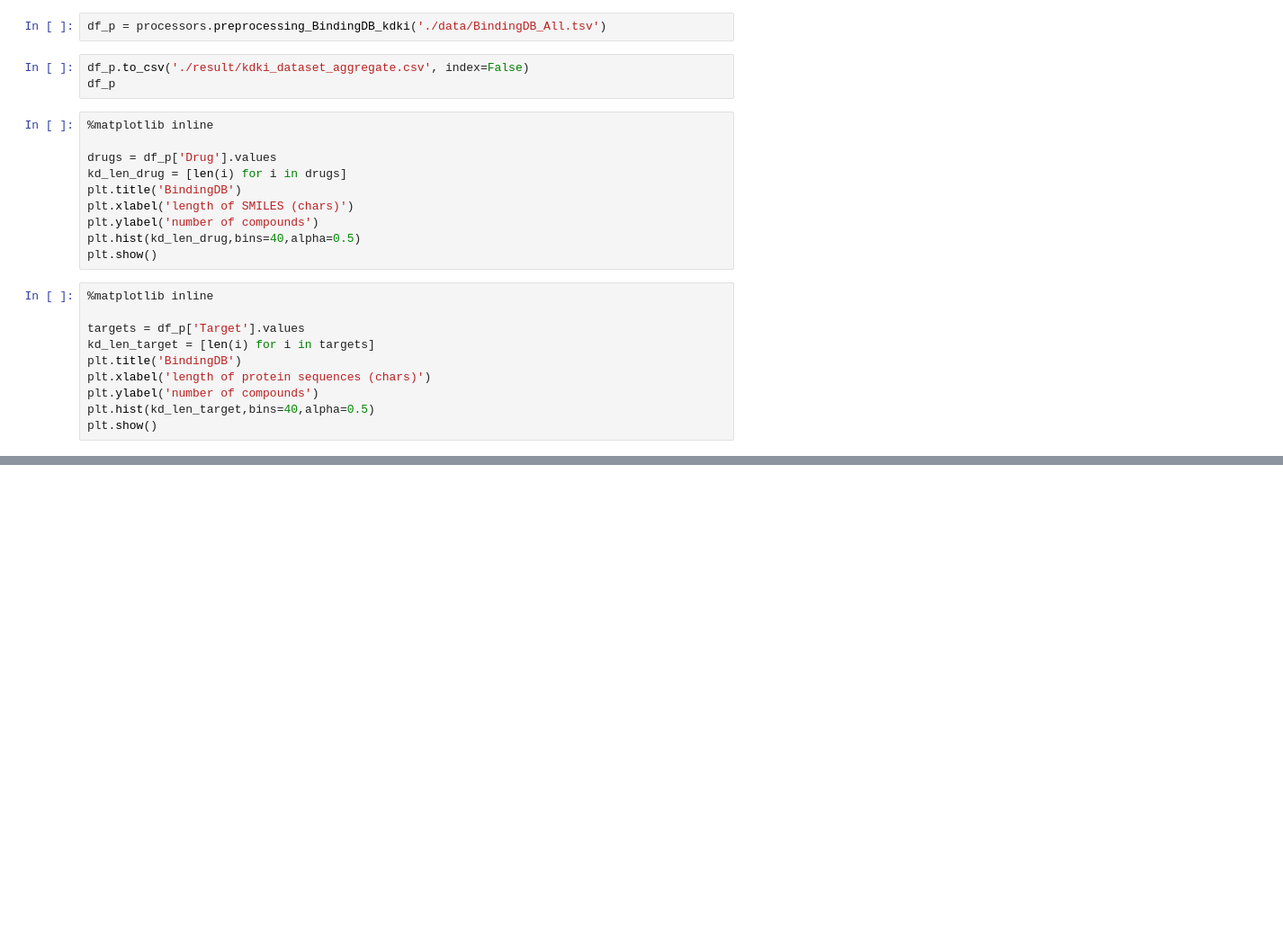
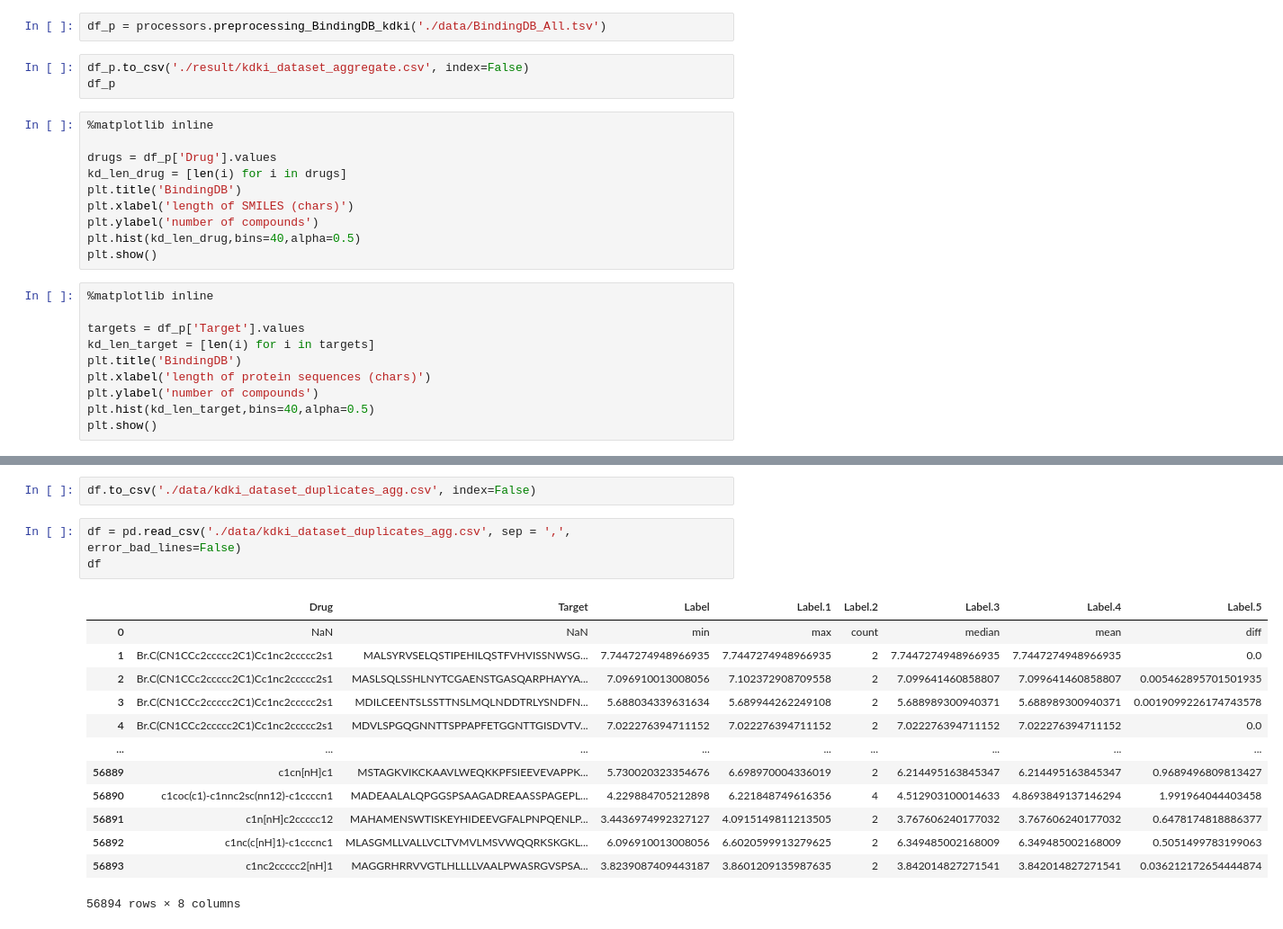
Before and after one commit to hustakin/DeepPurpose, a Jupyter notebook: Processing/Test.ipynb, the cells around one changed output, grey strips where cells are left out. Shown at 90% size. Saved outputs shown, nothing was run; the diff lists cells and outputs as text; blank space fills up the shorter version.

```diff
--- a/Processing/Test.ipynb
+++ b/Processing/Test.ipynb
@@ -34,0 +130,19 @@ plt.show()
+# %%
+df.to_csv('./data/kdki_dataset_duplicates_agg.csv', index=False)
+# %%
+df = pd.read_csv('./data/kdki_dataset_duplicates_agg.csv', sep = ',', error_bad_lines=False)
+df
+# %% [output]
+|  | Drug | Target | Label | Label.1 | Label.2 | Label.3 | Label.4 | Label.5 |
+| 0 | NaN | NaN | min | max | count | median | mean | diff |
+| 1 | Br.C(CN1CCc2ccccc2C1)Cc1nc2ccccc2s1 | MALSYRVSELQSTIPEHILQSTFVHVISSNWSG... | 7.7447274948966935 | 7.7447274948966935 | 2 | 7.7447274948966935 | 7.7447274948966935 | 0.0 |
+| 2 | Br.C(CN1CCc2ccccc2C1)Cc1nc2ccccc2s1 | MASLSQLSSHLNYTCGAENSTGASQARPHAYYA... | 7.096910013008056 | 7.102372908709558 | 2 | 7.099641460858807 | 7.099641460858807 | 0.005462895701501935 |
+| 3 | Br.C(CN1CCc2ccccc2C1)Cc1nc2ccccc2s1 | MDILCEENTSLSSTTNSLMQLNDDTRLYSNDFN... | 5.688034339631634 | 5.689944262249108 | 2 | 5.688989300940371 | 5.688989300940371 | 0.0019099226174743578 |
+| 4 | Br.C(CN1CCc2ccccc2C1)Cc1nc2ccccc2s1 | MDVLSPGQGNNTTSPPAPFETGGNTTGISDVTV... | 7.022276394711152 | 7.022276394711152 | 2 | 7.022276394711152 | 7.022276394711152 | 0.0 |
+| ... | ... | ... | ... | ... | ... | ... | ... | ... |
+| 56889 | c1cn[nH]c1 | MSTAGKVIKCKAAVLWEQKKPFSIEEVEVAPPK... | 5.730020323354676 | 6.698970004336019 | 2 | 6.214495163845347 | 6.214495163845347 | 0.9689496809813427 |
+| 56890 | c1coc(c1)-c1nnc2sc(nn12)-c1ccccn1 | MADEAALALQPGGSPSAAGADREAASSPAGEPL... | 4.229884705212898 | 6.221848749616356 | 4 | 4.512903100014633 | 4.8693849137146294 | 1.991964044403458 |
+| 56891 | c1n[nH]c2ccccc12 | MAHAMENSWTISKEYHIDEEVGFALPNPQENLP... | 3.4436974992327127 | 4.0915149811213505 | 2 | 3.767606240177032 | 3.767606240177032 | 0.6478174818886377 |
+| 56892 | c1nc(c[nH]1)-c1cccnc1 | MLASGMLLVALLVCLTVMVLMSVWQQRKSKGKL... | 6.096910013008056 | 6.6020599913279625 | 2 | 6.349485002168009 | 6.349485002168009 | 0.5051499783199063 |
+| 56893 | c1nc2ccccc2[nH]1 | MAGGRHRRVVGTLHLLLLVAALPWASRGVSPSA... | 3.8239087409443187 | 3.8601209135987635 | 2 | 3.842014827271541 | 3.842014827271541 | 0.036212172654444874 |
+56894 rows × 8 columns
```
Also changed, not shown: parts of 4 cells of this notebook, 28 other files.
